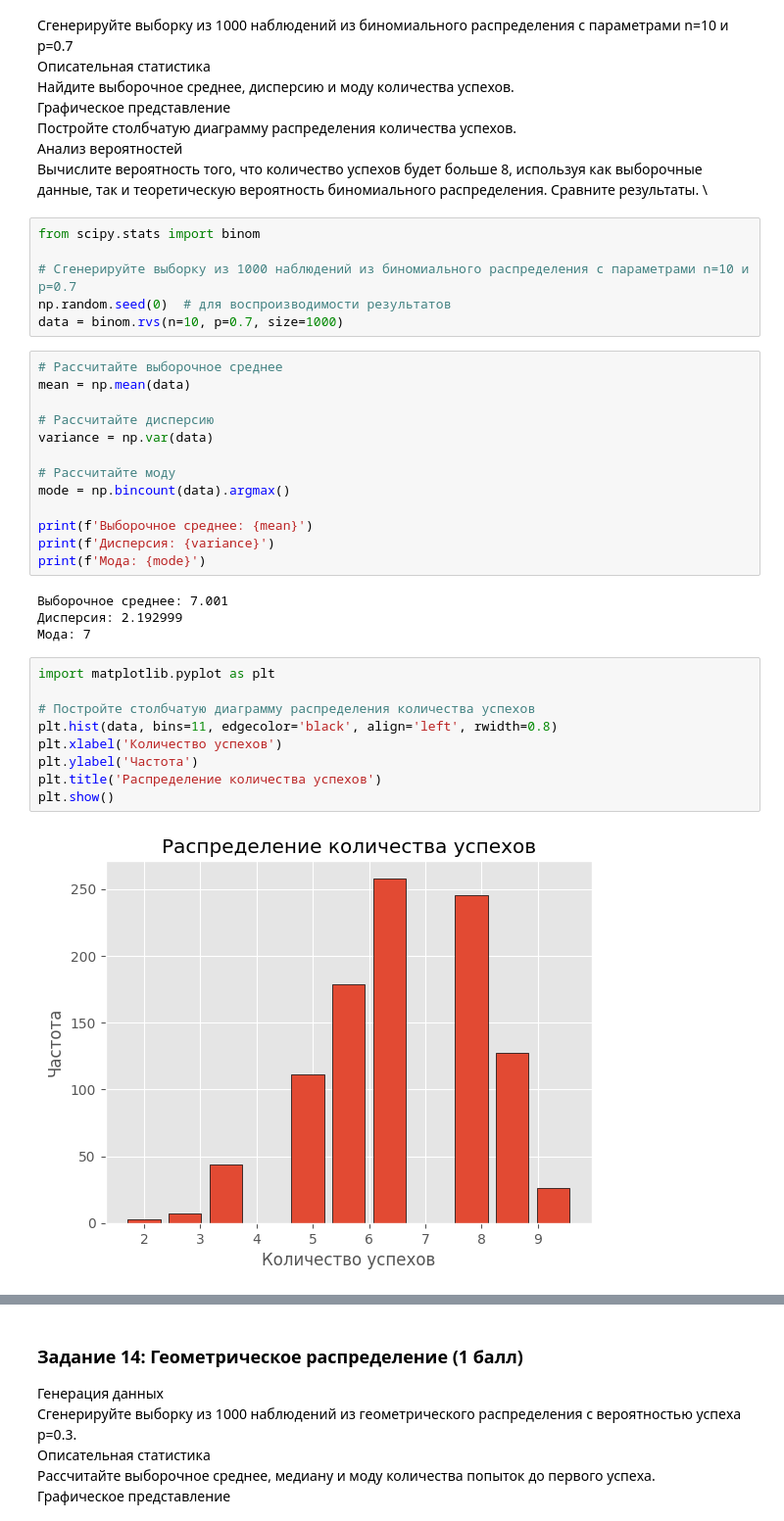
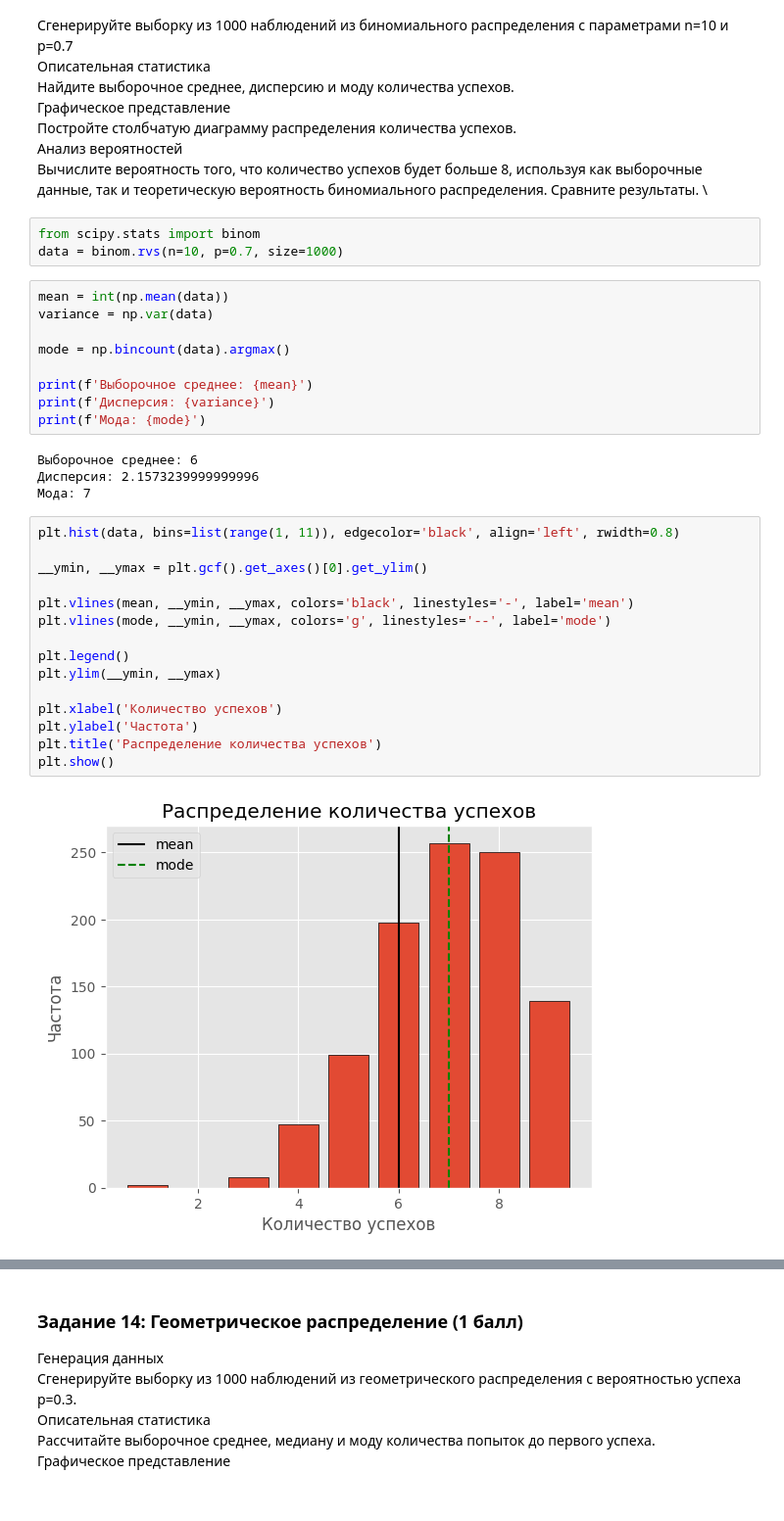
Before and after one commit to SpongeFrogy/Math_Statistics_ATH_2024, a Jupyter notebook: hw_1/ITMO_MathStat_HW_1.ipynb, the cells around one changed output, grey strips where cells are left out. Shown at 98% size. Saved outputs shown, nothing was run; the diff lists cells and outputs as text.

```diff
--- a/hw_1/ITMO_MathStat_HW_1.ipynb
+++ b/hw_1/ITMO_MathStat_HW_1.ipynb
@@ -323,36 +452,35 @@ print(f'Теоретическая доля: {theoretical_freq}')
 Вычислите вероятность того, что количество успехов будет больше 8, используя как выборочные данные, так и теоретическую вероятность биномиального распределения. Сравните результаты. \
 # %%
 from scipy.stats import binom
-
-# Сгенерируйте выборку из 1000 наблюдений из биномиального распределения с параметрами n=10 и p=0.7
-np.random.seed(0)  # для воспроизводимости результатов
 data = binom.rvs(n=10, p=0.7, size=1000)
 # %%
-# Рассчитайте выборочное среднее
-mean = np.mean(data)
-
-# Рассчитайте дисперсию
+mean = int(np.mean(data))
 variance = np.var(data)
 
-# Рассчитайте моду
 mode = np.bincount(data).argmax()
 
 print(f'Выборочное среднее: {mean}')
 print(f'Дисперсия: {variance}')
 print(f'Мода: {mode}')
 # %% [output]
-Выборочное среднее: 7.001
-Дисперсия: 2.192999
+Выборочное среднее: 6
+Дисперсия: 2.1573239999999996
 Мода: 7
 # %%
-import matplotlib.pyplot as plt
+plt.hist(data, bins=list(range(1, 11)), edgecolor='black', align='left', rwidth=0.8)
 
-# Постройте столбчатую диаграмму распределения количества успехов
-plt.hist(data, bins=11, edgecolor='black', align='left', rwidth=0.8)
+__ymin, __ymax = plt.gcf().get_axes()[0].get_ylim()
+
+plt.vlines(mean, __ymin, __ymax, colors='black', linestyles='-', label='mean')
+plt.vlines(mode, __ymin, __ymax, colors='g', linestyles='--', label='mode')
+
+plt.legend()
+plt.ylim(__ymin, __ymax)
+
 plt.xlabel('Количество успехов')
 plt.ylabel('Частота')
 plt.title('Распределение количества успехов')
 plt.show()
 # %% [output]
-[figure, old version]
+[figure, new version]
 # %%
```
Also changed, not shown: parts of 48 cells of this notebook.
